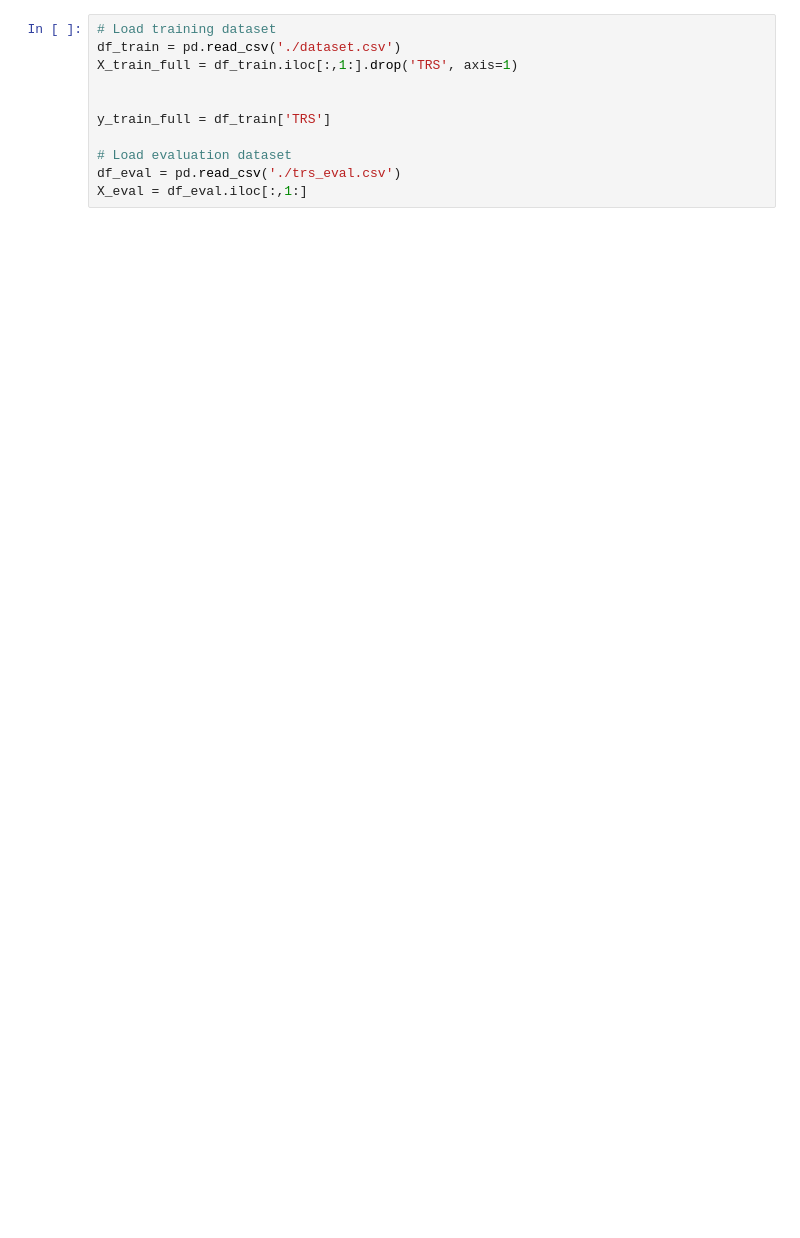
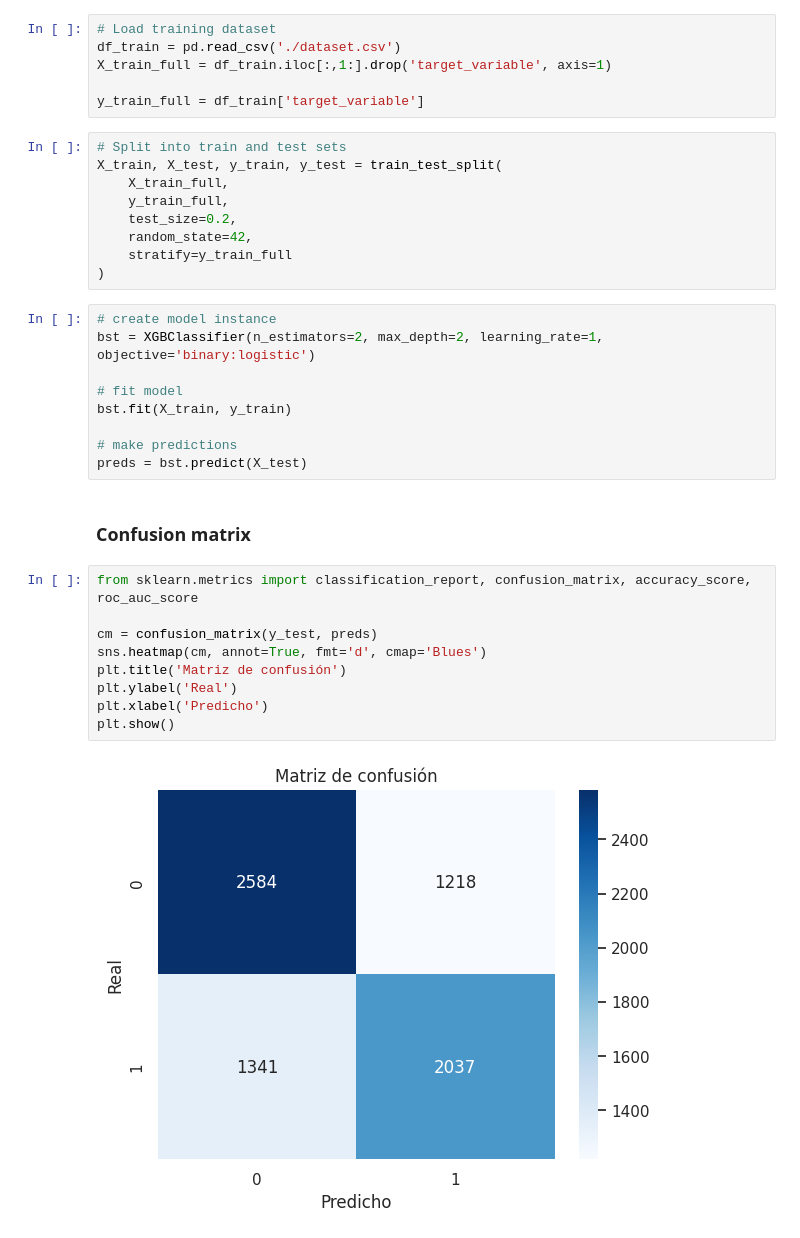
Before and after one commit to Lihao006/Datathon-2025, a Jupyter notebook: electric.ipynb, the cells around one changed output. Drawn from its saved outputs; the diff is of its cells as text; blank space fills up the shorter version.

```diff
--- a/electric.ipynb
+++ b/electric.ipynb
@@ -24,11 +26,37 @@ sns.set_theme(style="whitegrid")
 # %%
 # Load training dataset
 df_train = pd.read_csv('./dataset.csv')
-X_train_full = df_train.iloc[:,1:].drop('TRS', axis=1)
+X_train_full = df_train.iloc[:,1:].drop('target_variable', axis=1)
 
-
-y_train_full = df_train['TRS']
-
-# Load evaluation dataset
-df_eval = pd.read_csv('./trs_eval.csv')
-X_eval = df_eval.iloc[:,1:]
+y_train_full = df_train['target_variable']
+# %%
+# Split into train and test sets
+X_train, X_test, y_train, y_test = train_test_split(
+    X_train_full,
+    y_train_full,
+    test_size=0.2,
+    random_state=42,
+    stratify=y_train_full
+)
+# %%
+# create model instance
+bst = XGBClassifier(n_estimators=2, max_depth=2, learning_rate=1, objective='binary:logistic')
+
+# fit model
+bst.fit(X_train, y_train)
+
+# make predictions
+preds = bst.predict(X_test)
+# %% [markdown]
+### Confusion matrix
+# %%
+from sklearn.metrics import classification_report, confusion_matrix, accuracy_score, roc_auc_score
+
+cm = confusion_matrix(y_test, preds)
+sns.heatmap(cm, annot=True, fmt='d', cmap='Blues')
+plt.title('Matriz de confusión')
+plt.ylabel('Real')
+plt.xlabel('Predicho')
+plt.show()
+# %% [output]
+[figure, added]
```
Also changed, not shown: parts of 5 cells of this notebook.
